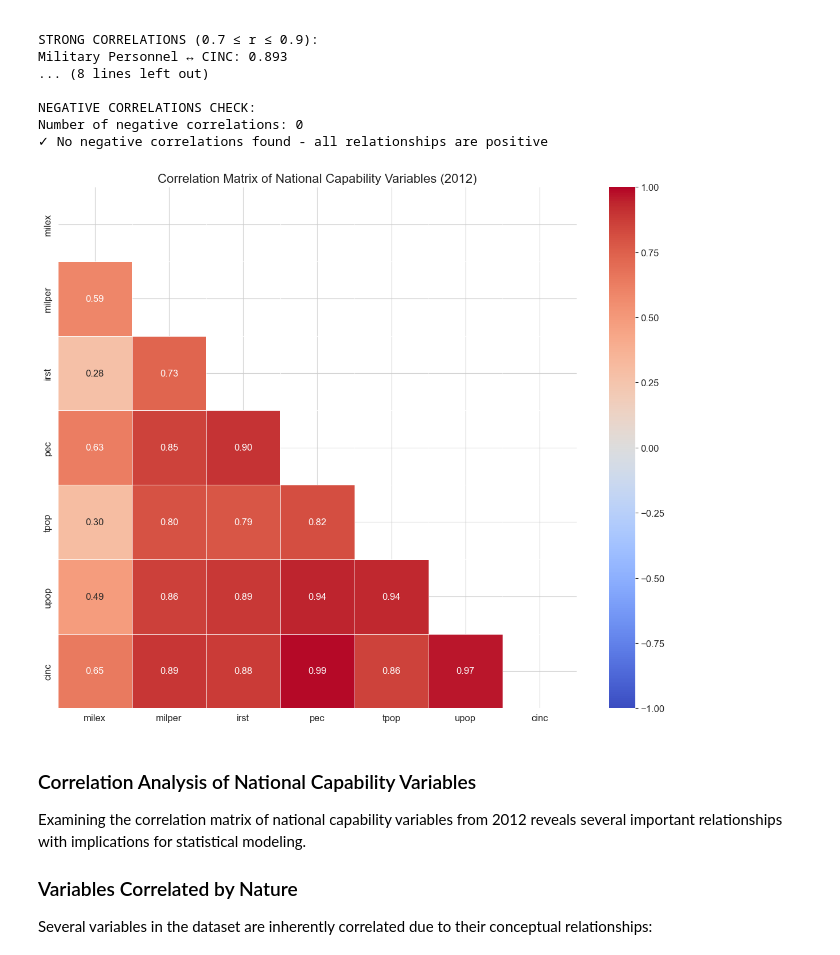
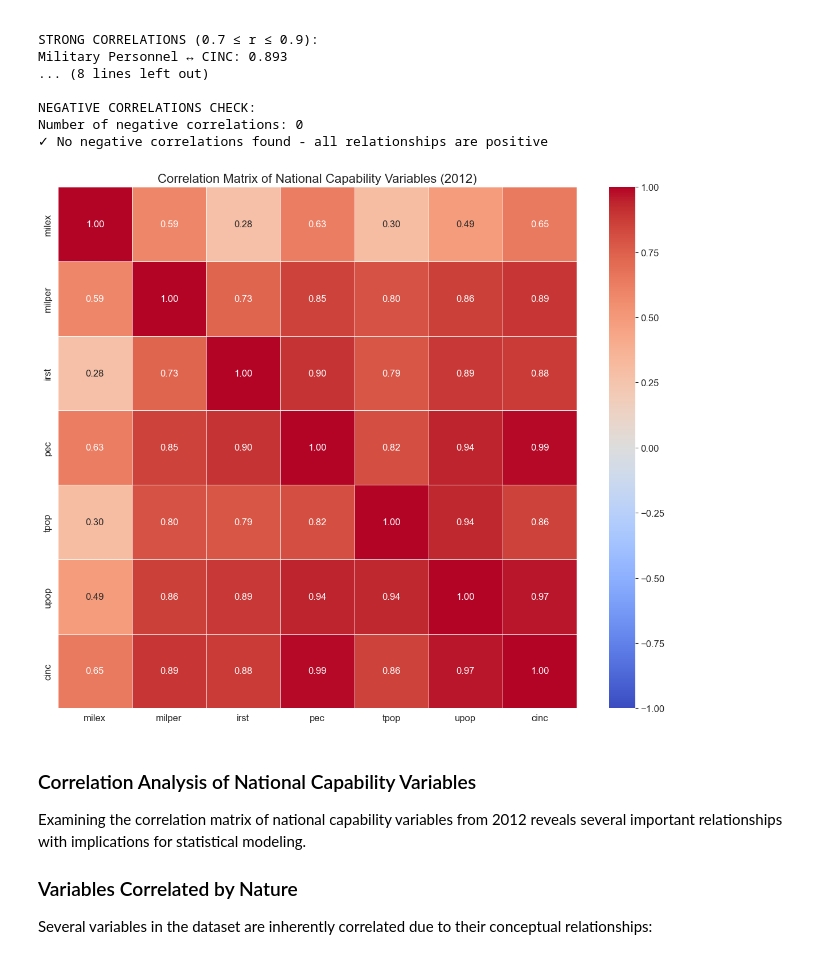
Before and after one commit to mbengue1/long-lab-1-240, a Jupyter notebook: correlates_of_war_analysis.ipynb, the cells around one changed output. Saved outputs shown, nothing was run; the diff lists cells and outputs as text; code cells hidden in the pictures.

```diff
--- a/correlates_of_war_analysis.ipynb
+++ b/correlates_of_war_analysis.ipynb
@@ -760,25 +760,24 @@ Number of negative correlations: 0
 # %%
 # create a heatmap of the correlation matrix
 plt.figure(figsize=(12, 10))
-mask = np.triu(correlation_matrix)
+
 
 # create heatmap with annotations
 heatmap = sns.heatmap(
     correlation_matrix,
     annot=True,
     cmap='coolwarm',
     fmt='.2f',
     linewidths=0.5,
-    mask=mask,
     vmin=-1,
     vmax=1
 )
 
 plt.title('Correlation Matrix of National Capability Variables (2012)', fontsize=16)
 plt.tight_layout()
 plt.show()
 # %% [output]
-[figure, old version]
+[figure, new version]
 # %% [markdown]
 ### Correlation Analysis of National Capability Variables
 
```
Also changed, not shown: parts of 3 cells of this notebook.
